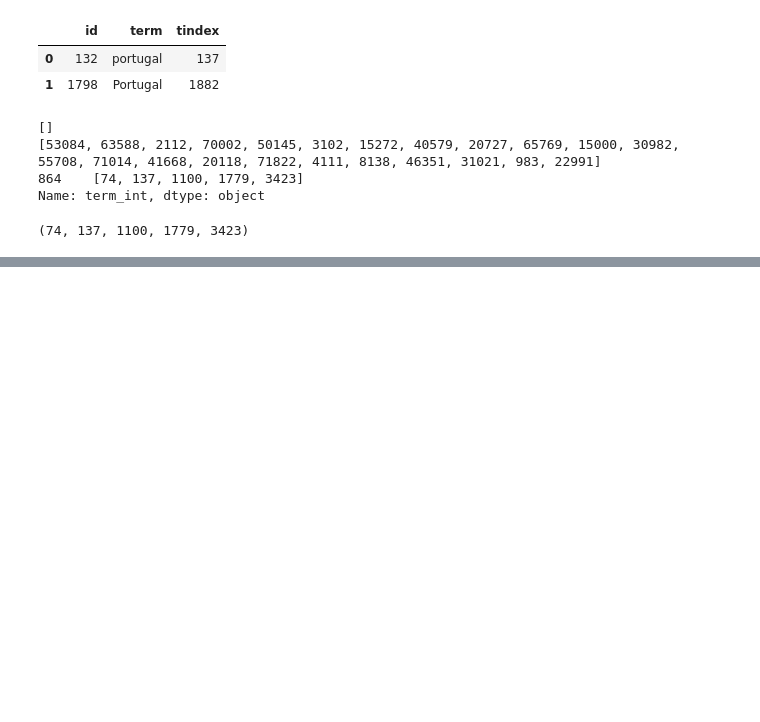
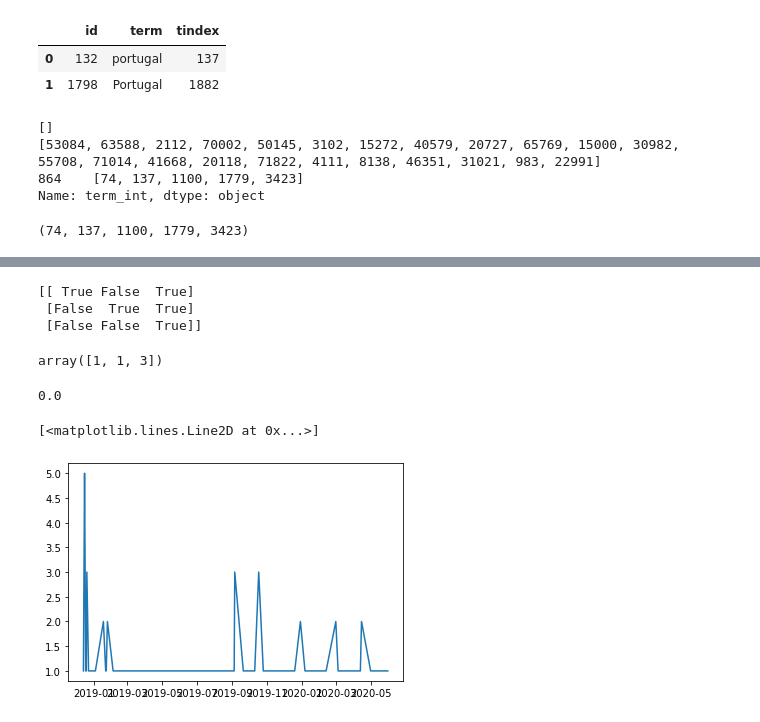
Before and after one commit to JocelynF/WineRegions, a Jupyter notebook: Testing Page Weights.ipynb, the cells around one changed output, grey strips where cells are left out. Drawn from its saved outputs; the diff is of its cells as text; code cells hidden in the pictures; blank space fills up the shorter version.

Commit message:
Finished Aggregating Net Views

```diff
--- a/Testing Page Weights.ipynb
+++ b/Testing Page Weights.ipynb
@@ -880,0 +860,25 @@ Name: slug, dtype: object
+# %%
+sql_sub1 = f"(SELECT MAX(id) as mxid,date,pindex FROM pagedata WHERE `key` = 'pageviews' AND pindex in (53084,60077,36215) GROUP BY date,pindex)"
+sql_in1 = f"WITH getmax AS {sql_sub1} SELECT pagedata.date,pagedata.pindex,pagedata.count, pagedata.`key` FROM pagedata JOIN getmax ON pagedata.id=getmax.mxid;"
+pageviews_df = pd.read_sql(sql_in1, dbconnect1,parse_dates={'date': '%Y-%m-%d'})
+pageviews_df = pageviews_df.rename(columns={"count": "pageviews_counts"})
+
+sql_sub2 = f"(SELECT MAX(id) as mxid,date,pindex FROM pagedata WHERE `key` = 'scroll_events' AND pindex in (53084,60077,36215) GROUP BY date,pindex)"
+sql_in2 = f"WITH getmax AS {sql_sub2} SELECT pagedata.date,pagedata.pindex,pagedata.count, pagedata.`key` FROM pagedata JOIN getmax ON pagedata.id=getmax.mxid;"
+scroll_events_df = pd.read_sql(sql_in2, dbconnect1,parse_dates={'date': '%Y-%m-%d'})
+scroll_events_df = scroll_events_df.rename(columns={"count": "scroll_counts"})
+# %%
+date_min = pd.to_datetime(pageviews_df['date'].min())
+date_max = pd.to_datetime(pageviews_df['date'].max())
+
+date_list = [date_min + datetime.timedelta(days=x) for x in range((date_max-date_min).days + 1)]
+pageview_pages = set(pageviews_df['pindex'])
+
+
+row2date = dict(list((array_di,date) for array_di,date in enumerate(date_list)))
+date2row = dict(list((date,array_di) for array_di,date in enumerate(date_list)))
+col2page = dict(list((array_pi,pindex) for array_pi,pindex in enumerate(sorted(pageview_pages))))
+page2col = dict(list((pindex,array_pi) for array_pi,pindex in enumerate(sorted(pageview_pages))))
+
+pageviews_df = pageviews_df.merge(scroll_events_df, on = ['pindex','date'], how = 'left')
+pageviews_df['net_views'] = pageviews_df['pageviews_counts'].sub(pageviews_df['scroll_counts'], fill_value=0)
@@ -880,0 +962,20 @@ Name: slug, dtype: object
+# %%
+a =np.array([[True,False,True],[False,True,True],[False,False,True]])
+print(a)
+np.nansum(a, axis = 0)
+# %% [output]
+[[ True False  True]
+ [False  True  True]
+ [False False  True]]
+array([1, 1, 3])
+# %%
+False/3
+# %% [output]
+0.0
+# %%
+pageviews_df['net_views'] = pageviews_df['pageviews_counts'].sub(pageviews_df['scroll_counts'], fill_value=0)
+# %%
+plt.plot(pageviews_df[pageviews_df['pindex']==60077]['date'], pageviews_df[pageviews_df['pindex']==60077]['pageviews_counts'])
+# %% [output]
+[<matplotlib.lines.Line2D at 0x...>]
+[figure, added]
```
Also changed, not shown: parts of 19 cells of this notebook, 2 other files.
